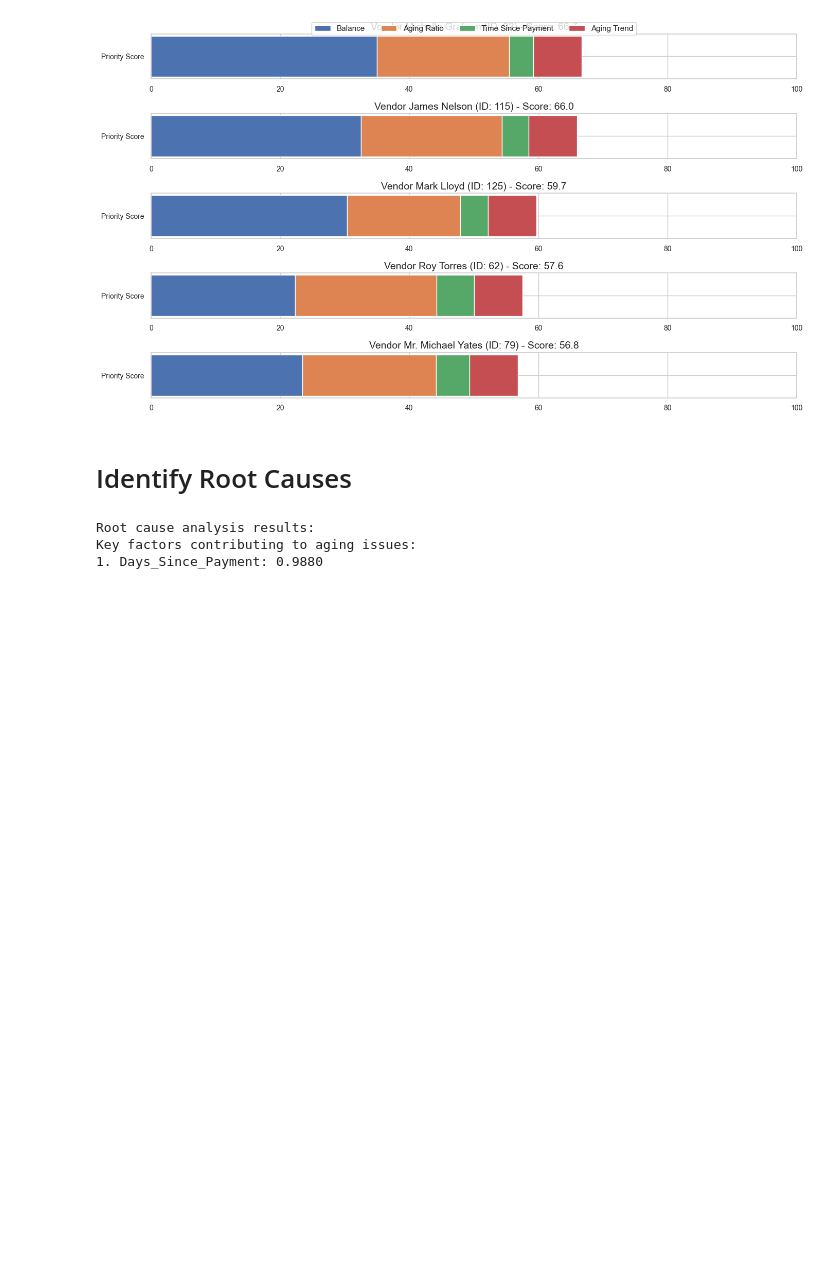
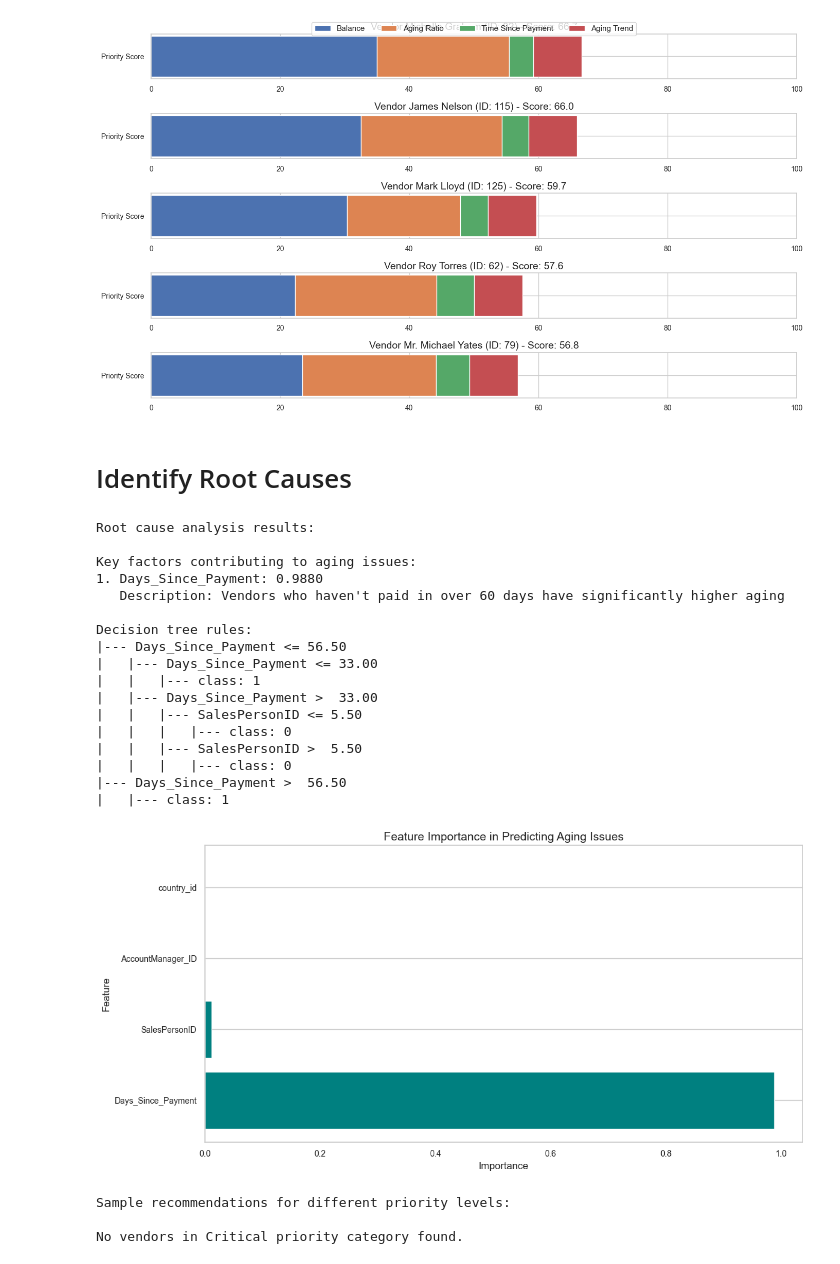
Before and after one commit to josephazar/FnO-DataScience, a Jupyter notebook: vendorAging/decision_support.ipynb, the cells around one changed output. Saved outputs shown, nothing was run; the diff lists cells and outputs as text; code cells hidden in the pictures; blank space fills up the shorter version.

Commit message:
added decision support notebook

```diff
--- a/vendorAging/decision_support.ipynb
+++ b/vendorAging/decision_support.ipynb
@@ -500,15 +500,53 @@ def get_factor_description(df, factor, aging_col):
 # %%
 root_causes = identify_root_causes(priority_df)
 
 # Display root cause analysis results
 print("\nRoot cause analysis results:")
 if 'error' in root_causes:
-    print(f"Error: {root_causes['error']}")
+    print(f"Error in root cause analysis: {root_causes['error']}")
 else:
-    print("Key factors contributing to aging issues:")
+    print("\nKey factors contributing to aging issues:")
     for i, factor in enumerate(root_causes['key_factors']):
         print(f"{i+1}. {factor['factor']}: {factor['importance']:.4f}")
+        print(f"   Description: {factor['description']}")
+
+    # Display the decision tree rules
+    print("\nDecision tree rules:")
+    print(root_causes['tree_rules'])
+
+    # Visualize feature importance
+    plt.figure(figsize=(12, 6))
+    features = list(root_causes['feature_importance'].keys())
+    importances = list(root_causes['feature_importance'].values())
+
+    # Sort by importance
+    sorted_indices = np.argsort(importances)[::-1]
+    sorted_features = [features[i] for i in sorted_indices]
+    sorted_importances = [importances[i] for i in sorted_indices]
+
+    plt.barh(sorted_features, sorted_importances, color='teal')
+    plt.title('Feature Importance in Predicting Aging Issues')
+    plt.xlabel('Importance')
+    plt.ylabel('Feature')
+    plt.grid(axis='x')
+    plt.tight_layout()
+    plt.show()
 # %% [output]
 Root cause analysis results:
+
 Key factors contributing to aging issues:
 1. Days_Since_Payment: 0.9880
+   Description: Vendors who haven't paid in over 60 days have significantly higher aging
+
+Decision tree rules:
+|--- Days_Since_Payment <= 56.50
+|   |--- Days_Since_Payment <= 33.00
+|   |   |--- class: 1
+|   |--- Days_Since_Payment >  33.00
+|   |   |--- SalesPersonID <= 5.50
+|   |   |   |--- class: 0
+|   |   |--- SalesPersonID >  5.50
+|   |   |   |--- class: 0
+|--- Days_Since_Payment >  56.50
+|   |--- class: 1
+[figure, added]
@@ -514,0 +629,26 @@ Key factors contributing to aging issues:
+# %%
+recommendations_df = create_action_recommendations(priority_df)
+
+# Display sample recommendations
+print("\nSample recommendations for different priority levels:")
+
+# Critical priority example
+critical_vendors = recommendations_df[recommendations_df['Collection_Priority'] == 'Critical']
+if len(critical_vendors) > 0:
+    critical_example = critical_vendors.iloc[0]
+    print("\nCRITICAL PRIORITY EXAMPLE:")
+    print(f"Vendor: {critical_example['Vendor']} (ID: {critical_example['Vendor ID']})")
+    print(f"Balance: ${critical_example['Balance Outstanding']:,.2f}")
+    print(f"Aging Beyond 90: ${critical_example['Aging_Beyond_90']:,.2f} ({critical_example['Aging_Ratio']*100:.1f}%)")
+    print(f"Days Since Payment: {critical_example['Days_Since_Payment']}")
+    print(f"Priority Score: {critical_example['Collection_Priority_Score']:.1f}")
+    print(f"Recommended Action: {critical_example['Recommended_Action']}")
+    print(f"Urgency: {critical_example['Action_Urgency']}")
+    print(f"Follow-up: {critical_example['Follow_Up_Frequency']}")
+    print(f"Specific Instructions: {critical_example['Specific_Instructions']}")
+else:
+    print("\nNo vendors in Critical priority category found.")
+# %% [output]
+Sample recommendations for different priority levels:
+
+No vendors in Critical priority category found.
```
Also changed, not shown: parts of 13 cells of this notebook, 1 other file.
